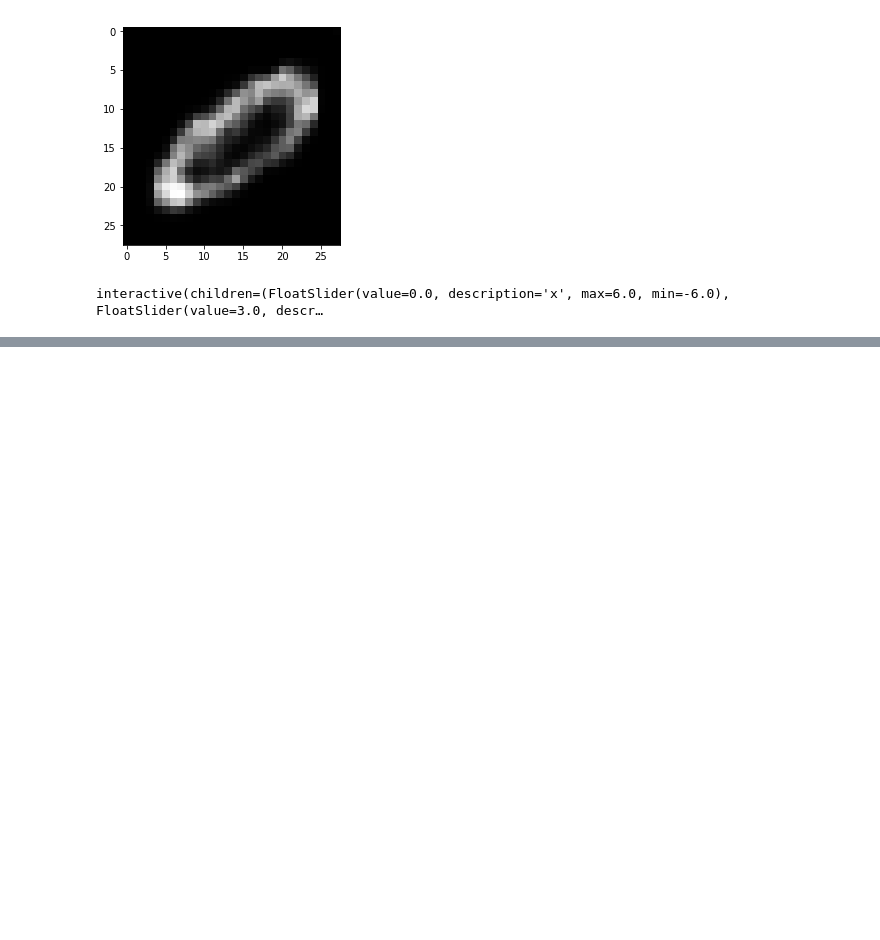
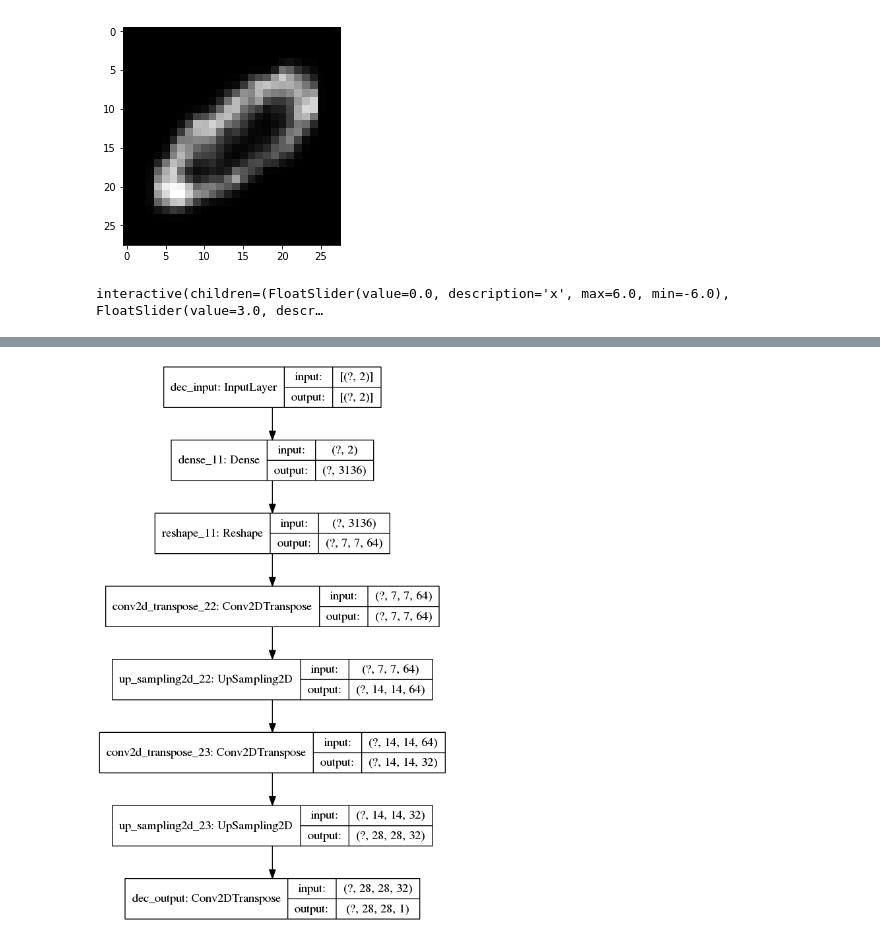
Before and after one commit to jamieinfinity/taureau, a Jupyter notebook: notebooks/mnist_examples.ipynb, the cells around one changed output, grey strips where cells are left out. Drawn from its saved outputs; the diff is of its cells as text; code cells hidden in the pictures; blank space fills up the shorter version.

```diff
--- a/notebooks/mnist_examples.ipynb
+++ b/notebooks/mnist_examples.ipynb
@@ -692,0 +786,4 @@ interactive(children=(FloatSlider(value=0.0, description='x', max=6.0, min=-6.0)
+# %%
+tf.keras.utils.plot_model(dec_model, show_shapes=True)
+# %% [output]
+[figure, added]
```
Also changed, not shown: parts of 24 cells of this notebook, 1 other file.
